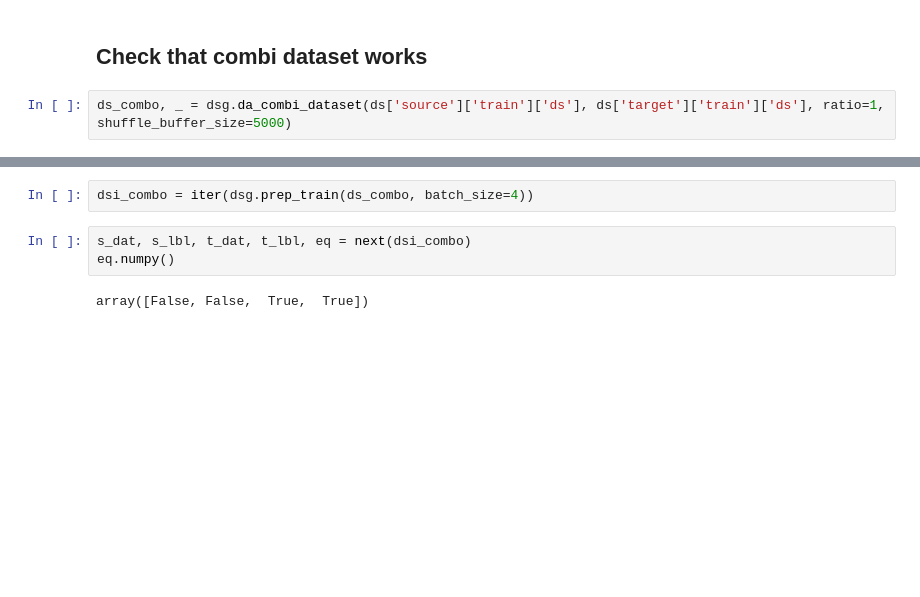
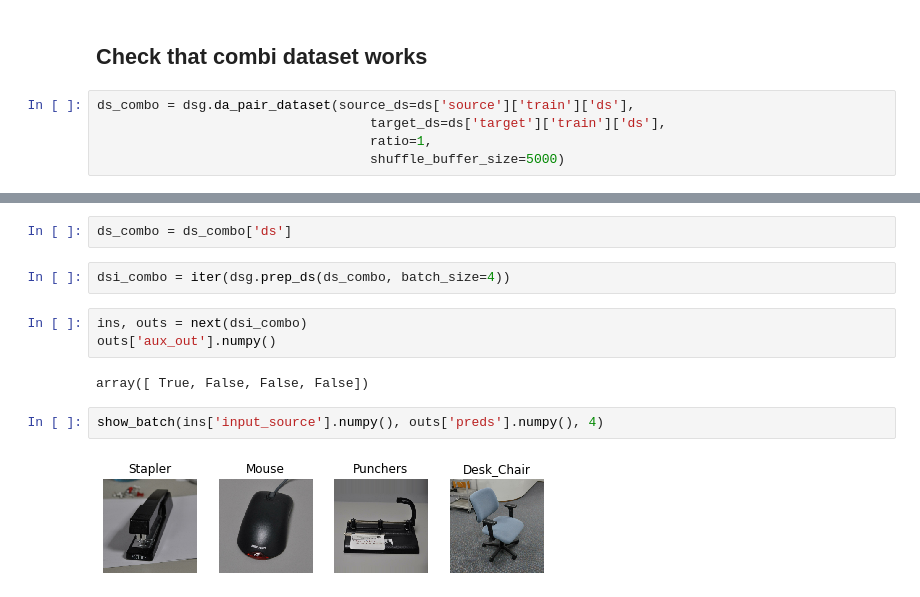
Before and after one commit to LukasHedegaard/dage, a Jupyter notebook: notebooks/dataset-vis.ipynb, the cells around one changed output, grey strips where cells are left out. Drawn from its saved outputs; the diff is of its cells as text; blank space fills up the shorter version.

```diff
--- a/notebooks/dataset-vis.ipynb
+++ b/notebooks/dataset-vis.ipynb
@@ -41,4 +40,7 @@ show_batch(image_batch.numpy(), label_batch.numpy())
 # %% [markdown]
 ## Check that combi dataset works
 # %%
-ds_combo, _ = dsg.da_combi_dataset(ds['source']['train']['ds'], ds['target']['train']['ds'], ratio=1, shuffle_buffer_size=5000)
+ds_combo = dsg.da_pair_dataset(source_ds=ds['source']['train']['ds'],
+                                   target_ds=ds['target']['train']['ds'],
+                                   ratio=1,
+                                   shuffle_buffer_size=5000)
@@ -45,7 +54,13 @@ ds_combo, _ = dsg.da_combi_dataset(ds['source']['train']['ds'], ds['target']['tr
+# %%
+ds_combo = ds_combo['ds']
 # %%
-dsi_combo = iter(dsg.prep_train(ds_combo, batch_size=4))
+dsi_combo = iter(dsg.prep_ds(ds_combo, batch_size=4))
-# %%
-s_dat, s_lbl, t_dat, t_lbl, eq = next(dsi_combo)
-eq.numpy()
-# %% [output]
-array([False, False,  True,  True])
+# %%
+ins, outs = next(dsi_combo)
+outs['aux_out'].numpy()
+# %% [output]
+array([ True, False, False, False])
+# %%
+show_batch(ins['input_source'].numpy(), outs['preds'].numpy(), 4)
+# %% [output]
+[figure, added]
```
Also changed, not shown: parts of 27 cells of this notebook, 3 other files.
